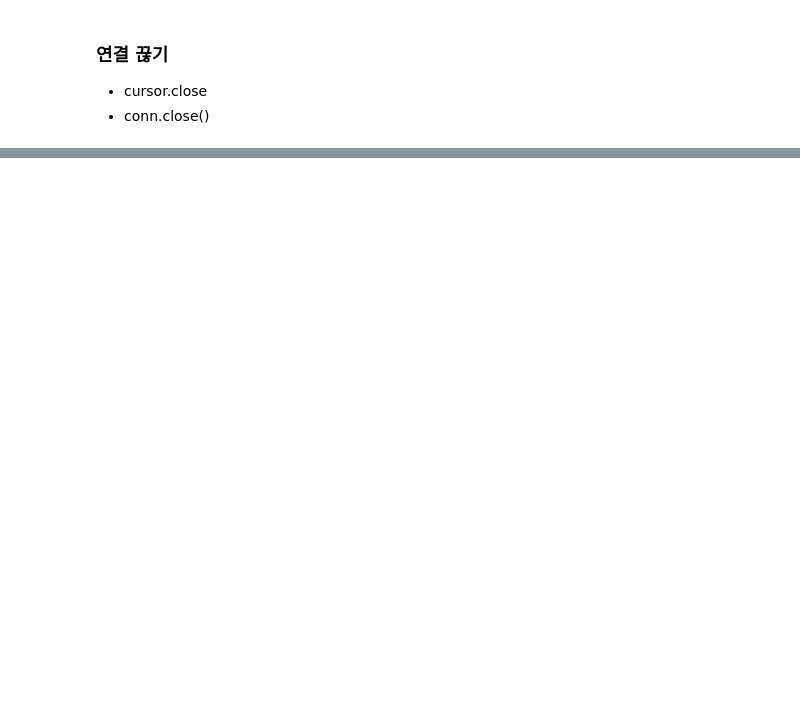
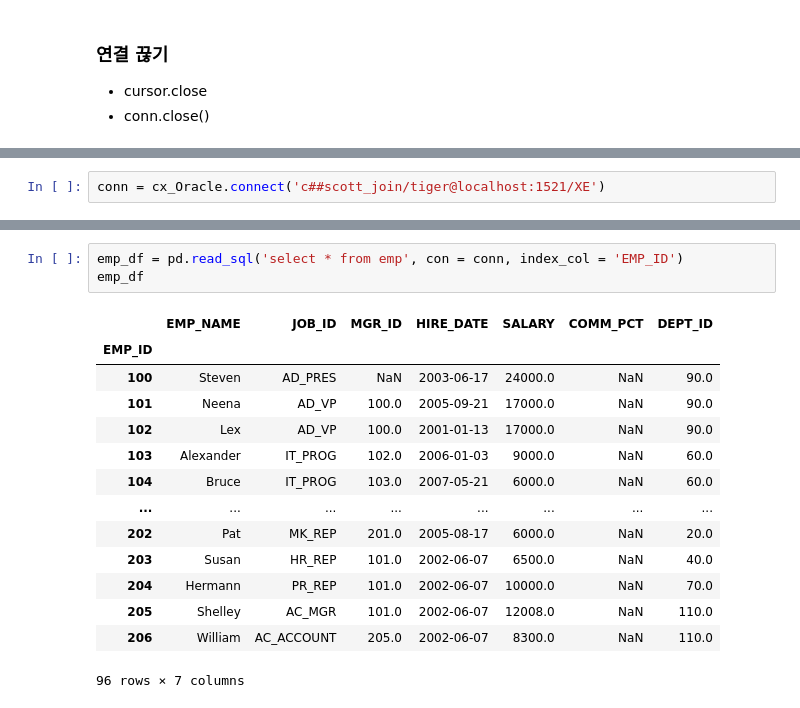
Before and after one commit to kkogggokk/Python, a Jupyter notebook: 04_Pandas/01_수업자료/07_Pandas_Oracle연동.ipynb, the cells around one changed output, grey strips where cells are left out. Saved outputs shown, nothing was run; the diff lists cells and outputs as text; blank space fills up the shorter version.

```diff
--- a/04_Pandas/01_수업자료/07_Pandas_Oracle연동.ipynb
+++ b/04_Pandas/01_수업자료/07_Pandas_Oracle연동.ipynb
@@ -28,0 +87,2 @@
+# %%
+conn = cx_Oracle.connect('c##scott_join/tiger@localhost:1521/XE')
@@ -28,0 +95,18 @@
+# %%
+emp_df = pd.read_sql('select * from emp', con = conn, index_col = 'EMP_ID')
+emp_df
+# %% [output]
+|  | EMP_NAME | JOB_ID | MGR_ID | HIRE_DATE | SALARY | COMM_PCT | DEPT_ID |
+| EMP_ID |  |  |  |  |  |  |  |
+| 100 | Steven | AD_PRES | NaN | 2003-06-17 | 24000.0 | NaN | 90.0 |
+| 101 | Neena | AD_VP | 100.0 | 2005-09-21 | 17000.0 | NaN | 90.0 |
+| 102 | Lex | AD_VP | 100.0 | 2001-01-13 | 17000.0 | NaN | 90.0 |
+| 103 | Alexander | IT_PROG | 102.0 | 2006-01-03 | 9000.0 | NaN | 60.0 |
+| 104 | Bruce | IT_PROG | 103.0 | 2007-05-21 | 6000.0 | NaN | 60.0 |
+| ... | ... | ... | ... | ... | ... | ... | ... |
+| 202 | Pat | MK_REP | 201.0 | 2005-08-17 | 6000.0 | NaN | 20.0 |
+| 203 | Susan | HR_REP | 101.0 | 2002-06-07 | 6500.0 | NaN | 40.0 |
+| 204 | Hermann | PR_REP | 101.0 | 2002-06-07 | 10000.0 | NaN | 70.0 |
+| 205 | Shelley | AC_MGR | 101.0 | 2002-06-07 | 12008.0 | NaN | 110.0 |
+| 206 | William | AC_ACCOUNT | 205.0 | 2002-06-07 | 8300.0 | NaN | 110.0 |
+96 rows × 7 columns
```
Also changed, not shown: parts of 18 cells of this notebook, 4 other files.
